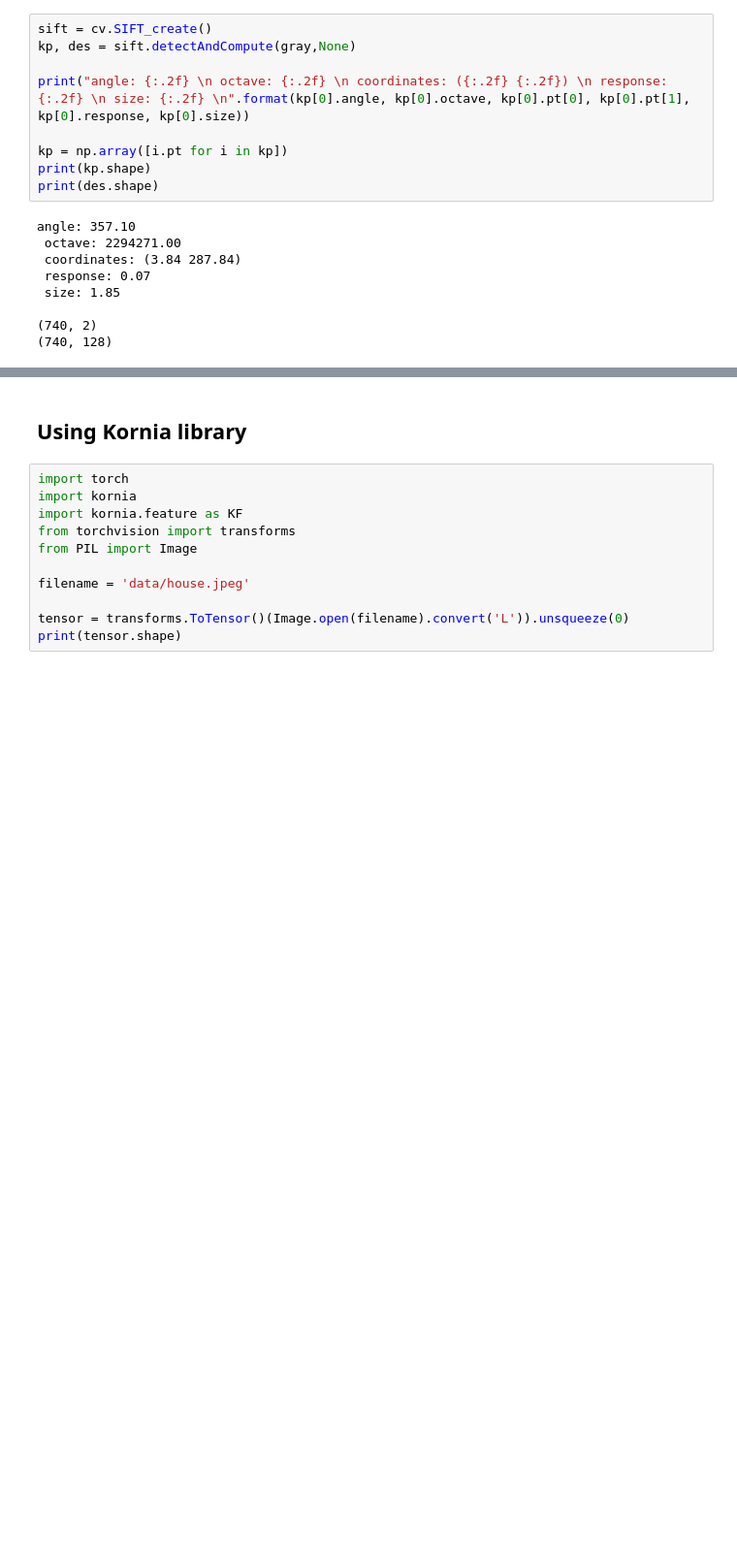
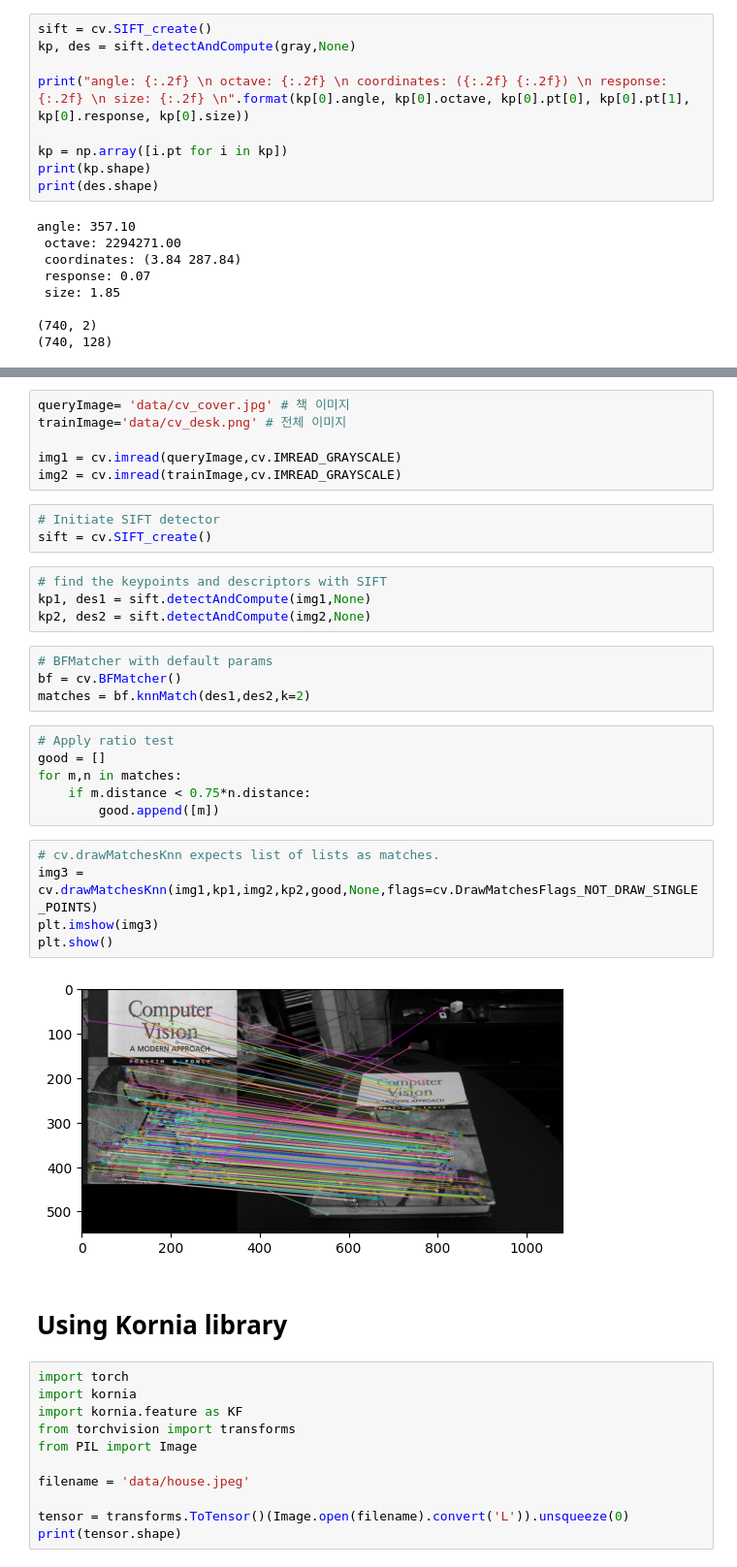
Before and after one commit to komingsu/CV, a Jupyter notebook: 1_classicCV/3_sift.ipynb, the cells around one changed output, grey strips where cells are left out. Shown at 97% size. Cells and saved outputs as stored; diff of their text form; blank space fills up the shorter version.

Commit message:
Update 3_sift.ipynb
sift 설명 추가

```diff
--- a/1_classicCV/3_sift.ipynb
+++ b/1_classicCV/3_sift.ipynb
@@ -65,5 +66,35 @@ angle: 357.10
+# %%
+queryImage= 'data/cv_cover.jpg' # 책 이미지
+trainImage='data/cv_desk.png' # 전체 이미지
+
+img1 = cv.imread(queryImage,cv.IMREAD_GRAYSCALE)
+img2 = cv.imread(trainImage,cv.IMREAD_GRAYSCALE)
+# %%
+# Initiate SIFT detector
+sift = cv.SIFT_create()
+# %%
+# find the keypoints and descriptors with SIFT
+kp1, des1 = sift.detectAndCompute(img1,None)
+kp2, des2 = sift.detectAndCompute(img2,None)
+# %%
+# BFMatcher with default params
+bf = cv.BFMatcher()
+matches = bf.knnMatch(des1,des2,k=2)
+# %%
+# Apply ratio test
+good = []
+for m,n in matches:
+    if m.distance < 0.75*n.distance:
+        good.append([m])
+# %%
+# cv.drawMatchesKnn expects list of lists as matches.
+img3 = cv.drawMatchesKnn(img1,kp1,img2,kp2,good,None,flags=cv.DrawMatchesFlags_NOT_DRAW_SINGLE_POINTS)
+plt.imshow(img3)
+plt.show()
+# %% [output]
+[figure, added]
 # %% [markdown]
-## Using Kornia library
+# Using Kornia library
 # %%
 import torch
 import kornia
```
Also changed, not shown: parts of 9 cells of this notebook.
